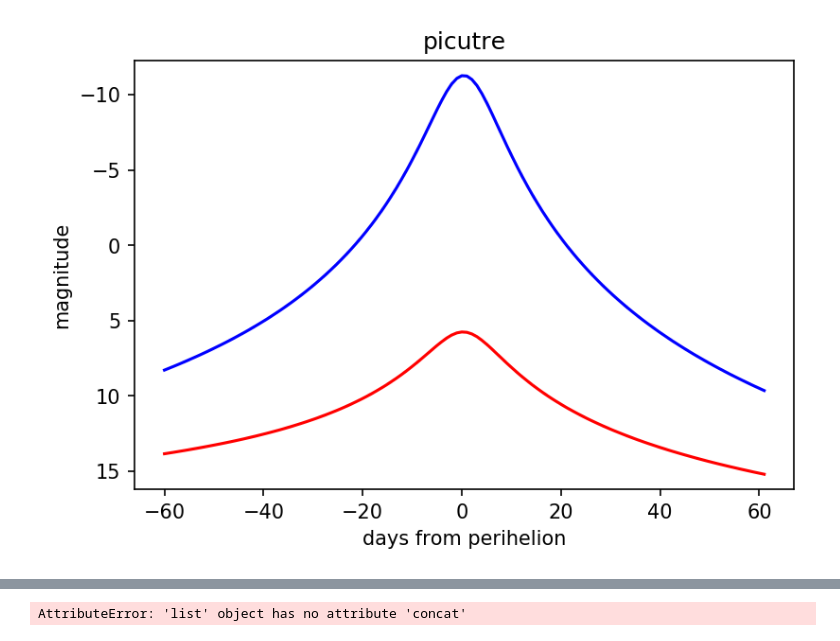
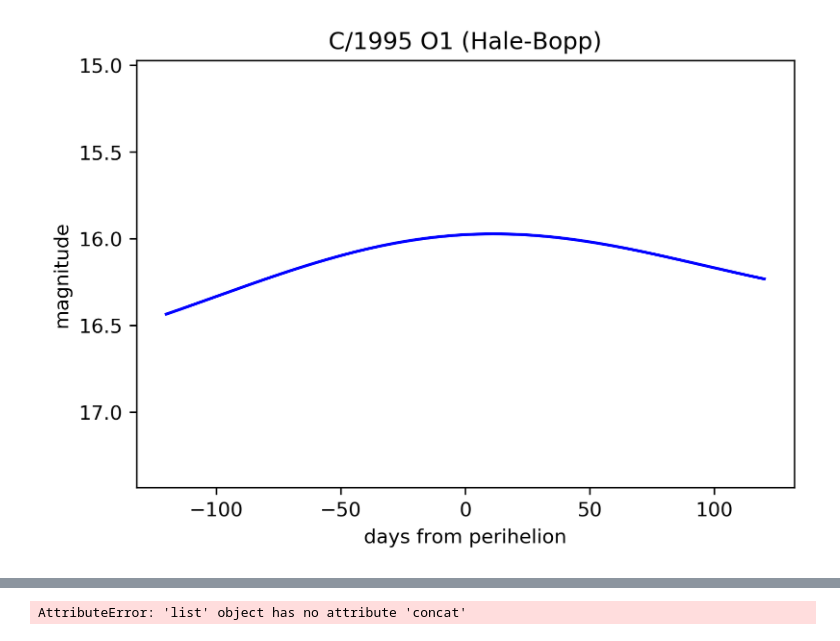
Before and after one commit to MizarZh/comet-calculation, a Jupyter notebook: comet.ipynb, the cells around one changed output, grey strips where cells are left out. Drawn from its saved outputs; the diff is of its cells as text; code cells hidden in the pictures.

```diff
--- a/comet.ipynb
+++ b/comet.ipynb
@@ -136,25 +523,56 @@ On POSIX system: make sure gzip is installed and in your path!On Windows: same f
 # %%
 import matplotlib.pylab as plt
 #m = M + 5lgd + klgr
+#Y4
 M = 3.94
 k = 25
+#C/2006 P1
+M=9.5
+k=10
+#1P/Halley
+M=5.5
+k=8.0
+#C/2012 S1 (ISON)
+M=8
+k=8
+#C/2011 W3 (Lovejoy)
+M=15.3
+k=9.3
+#C/1995 O1 (Hale-Bopp)
+M=-0.64
+k=8.55
+#C/1996 B2 (Hyakutake)
+M=7.3
+k=11
+#C/2011 L4 (PANSTARRS)
+M=7.5
+k=7
+#17P/Holmes
+M=8.9
+k=15
+
+y = []
 y1 = []
 y2 = []
 
-for x in np.linspace(0,119,120):
+for x in np.linspace(0,days*2,days*2+1):
     x = int(x)
-    y1.append(M + 5 * math.log10(d[x]) + k * math.log10(r[x]))
-    y2.append(12 + 5 * math.log10(d[x]) + 10 * math.log10(r[x]))
-x = np.linspace(-60,61,120)
-plt.figure(figsize = [6,4],dpi=150)
+    y.append(M + 5 * math.log10(d[x]) + k * math.log10(r[x]))
+    #y1.append(M + 5 * math.log10(d[x]) + k * math.log10(r[x]))
+    #y2.append(12 + 5 * math.log10(d[x]) + 10 * math.log10(r[x]))
+
+x = np.linspace(-days,days,days*2+1)
+plt.figure(figsize = [6,4],dpi=300)
 plt.xlabel('days from perihelion')
 plt.ylabel('magnitude')
-plt.title('picutre')
-plt.plot(x,y1,color="blue")
-plt.plot(x,y2,color="red")
-#lim = y1.append(y2)
-plt.ylim(max([max(y1),max(y2)])+1,min([min(y1),min(y2)])-1)
-plt.savefig("figure.jpg")
+plt.title('C/1995 O1 (Hale-Bopp)')
+plt.plot(x,y,color="blue")
+
+plt.ylim(max(y)+1,min(y)-1)
+#plt.plot(x,y1,color="blue")
+#plt.plot(x,y2,color="red")
+#plt.ylim(max([max(y1),max(y2)])+1,min([min(y1),min(y2)])-1)
+plt.savefig("C_1995_O1_(Hale-Bopp)(2).jpg")
 plt.show()
 # %% [output]
-[figure, old version]
+[figure, new version]
```
Also changed, not shown: parts of 16 cells of this notebook, 1 other file.
